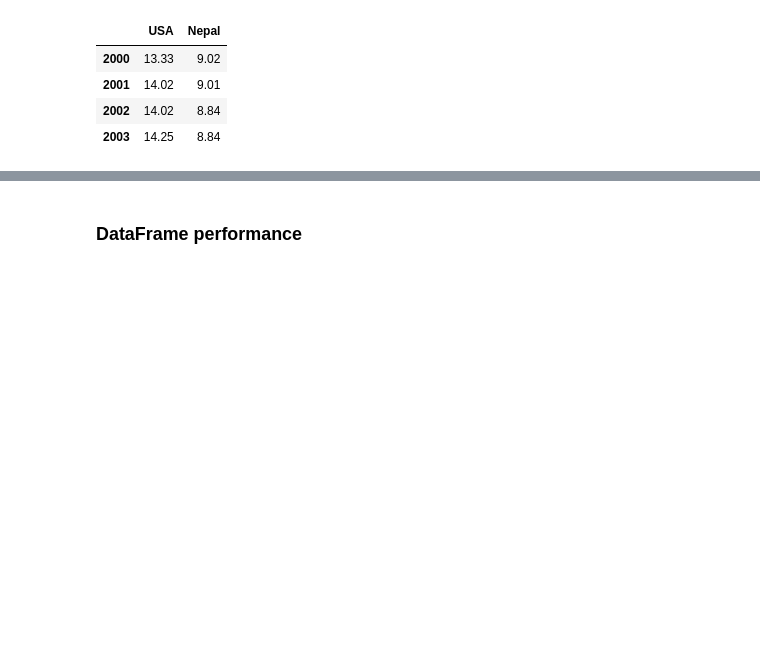
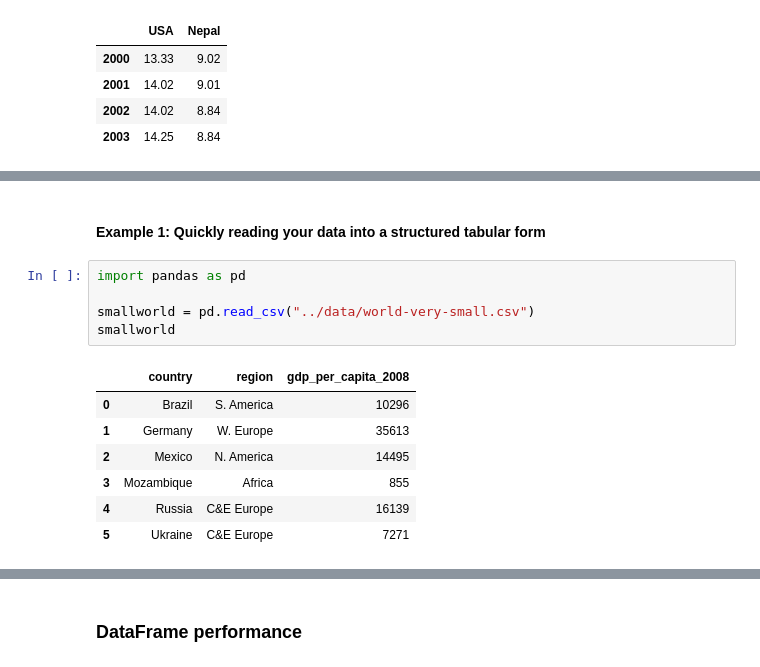
Before and after one commit to apandey306/SD4DS, a Jupyter notebook: 03_Data_Structures/chapter_03_pandas.ipynb, the cells around one changed output, grey strips where cells are left out. Saved outputs shown, nothing was run; the diff lists cells and outputs as text; blank space fills up the shorter version.

```diff
--- a/03_Data_Structures/chapter_03_pandas.ipynb
+++ b/03_Data_Structures/chapter_03_pandas.ipynb
@@ -32,0 +44,15 @@ df
+# %% [markdown]
+#### Example 1: Quickly reading your data into a structured tabular form
+# %%
+import pandas as pd
+
+smallworld = pd.read_csv("../data/world-very-small.csv")
+smallworld
+# %% [output]
+|  | country | region | gdp_per_capita_2008 |
+| 0 | Brazil | S. America | 10296 |
+| 1 | Germany | W. Europe | 35613 |
+| 2 | Mexico | N. America | 14495 |
+| 3 | Mozambique | Africa | 855 |
+| 4 | Russia | C&E Europe | 16139 |
+| 5 | Ukraine | C&E Europe | 7271 |
```
Also changed, not shown: parts of 19 cells of this notebook, 1 other file.
